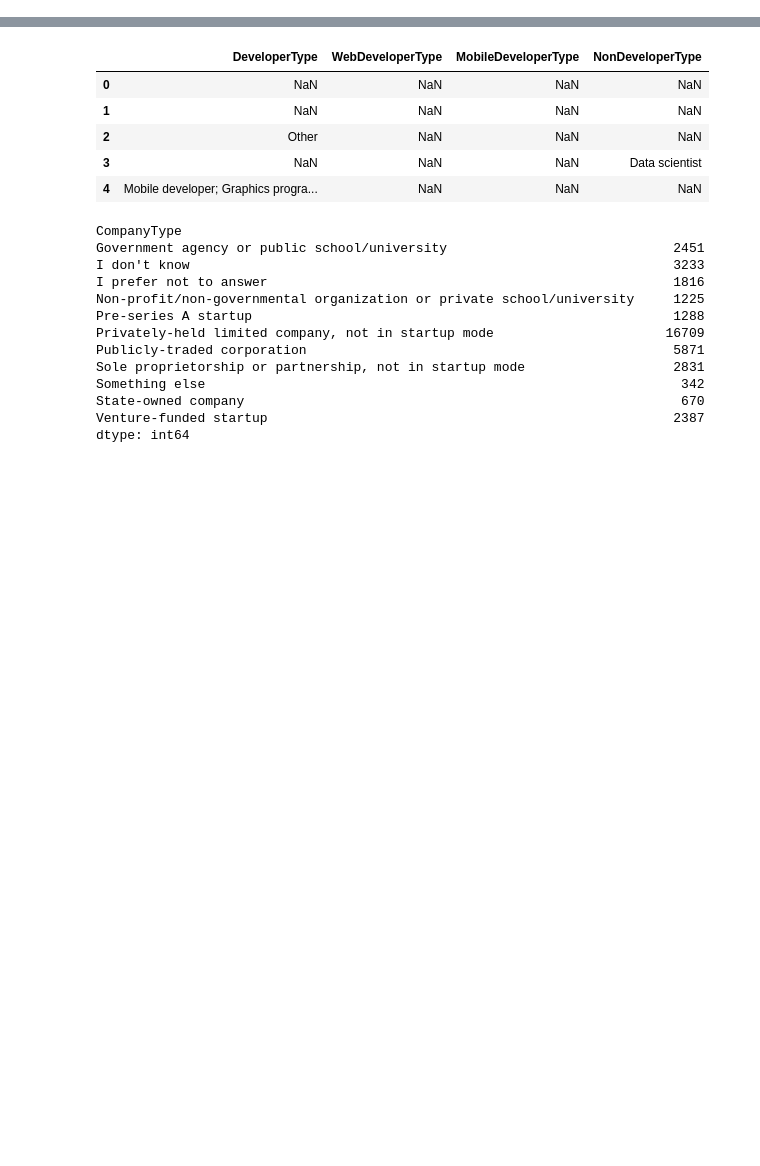
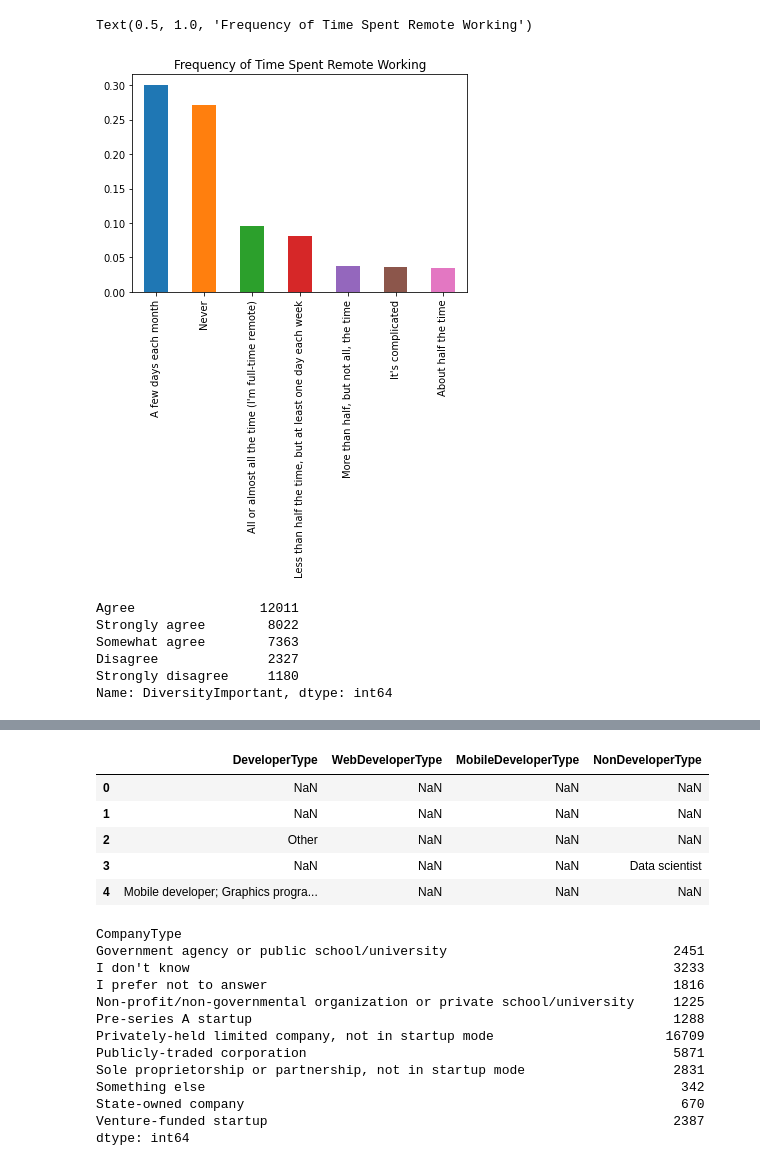
Before and after one commit to goitom/project_1_blog_post, a Jupyter notebook: Stack_Overflow_Survey_Analysis.ipynb, the cells around one changed output, grey strips where cells are left out. Cells and saved outputs as stored; diff of their text form; code cells hidden in the pictures; blank space fills up the shorter version.

```diff
--- a/Stack_Overflow_Survey_Analysis.ipynb
+++ b/Stack_Overflow_Survey_Analysis.ipynb
@@ -33,0 +67,16 @@ df_2017 = pd.read_csv('./so-survey-2017/survey_results_public.csv')
+# %%
+home_remote_value_counts = df_2017['HomeRemote'].value_counts()
+(home_remote_value_counts/df_2017.shape[0]).plot(kind="bar")
+plt.title("Frequency of Time Spent Remote Working")
+# %% [output]
+Text(0.5, 1.0, 'Frequency of Time Spent Remote Working')
+[figure, added]
+# %%
+df_2017['DiversityImportant'].value_counts()
+# %% [output]
+Agree                12011
+Strongly agree        8022
+Somewhat agree        7363
+Disagree              2327
+Strongly disagree     1180
+Name: DiversityImportant, dtype: int64
```
Also changed, not shown: parts of 43 cells of this notebook.
